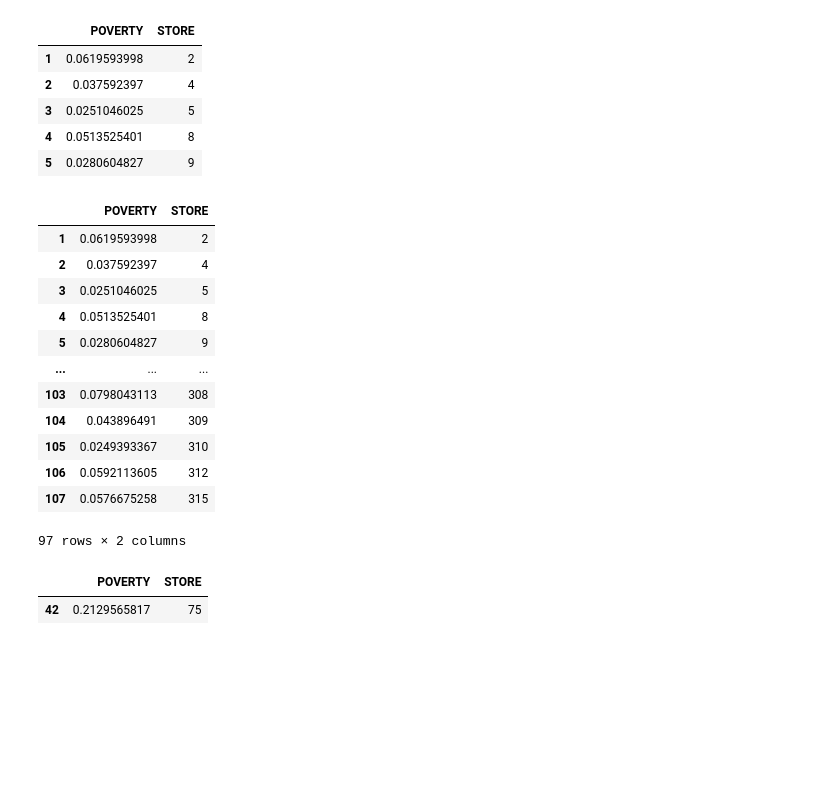
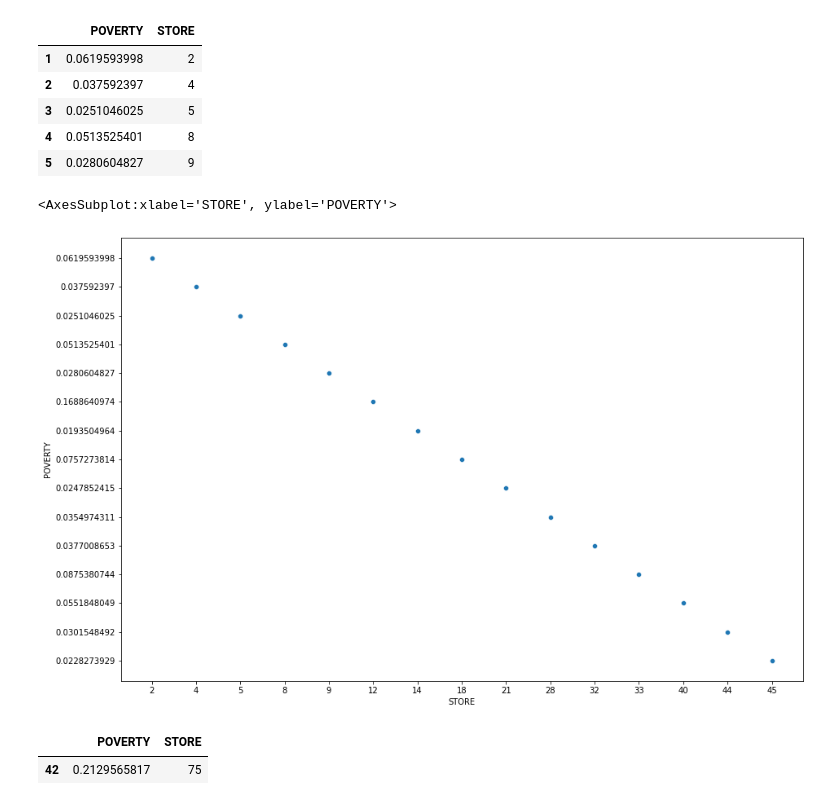
Before and after one commit to aksh19cj/Data-Warehouse, a Jupyter notebook: Akshay_DW_ Analysis.ipynb, the cells around one changed output. Drawn from its saved outputs; the diff is of its cells as text; code cells hidden in the pictures; blank space fills up the shorter version.

```diff
--- a/Akshay_DW_ Analysis.ipynb
+++ b/Akshay_DW_ Analysis.ipynb
@@ -312,21 +350,13 @@ poverty_demo_1.head(5)
 # %%
 poverty_demo_2 = poverty_demo_1[~poverty_demo_1['POVERTY'].isna()]
 # %%
-poverty_demo_2
+pov = poverty_demo_2.head(15)
-# %% [output]
-|  | POVERTY | STORE |
-| 1 | 0.0619593998 | 2 |
-| 2 | 0.037592397 | 4 |
-| 3 | 0.0251046025 | 5 |
-| 4 | 0.0513525401 | 8 |
-| 5 | 0.0280604827 | 9 |
-| ... | ... | ... |
-| 103 | 0.0798043113 | 308 |
-| 104 | 0.043896491 | 309 |
-| 105 | 0.0249393367 | 310 |
-| 106 | 0.0592113605 | 312 |
-| 107 | 0.0576675258 | 315 |
-97 rows × 2 columns
+# %%
+plt.figure(figsize=(15,10))
+sns.scatterplot(data=pov, x="STORE", y="POVERTY")
+# %% [output]
+<AxesSubplot:xlabel='STORE', ylabel='POVERTY'>
+[figure, added]
 # %%
 poverty_demo_2[poverty_demo_2['POVERTY'] == max(poverty_demo_2['POVERTY'])]
 # %% [output]
```
Also changed, not shown: parts of 32 cells of this notebook.
